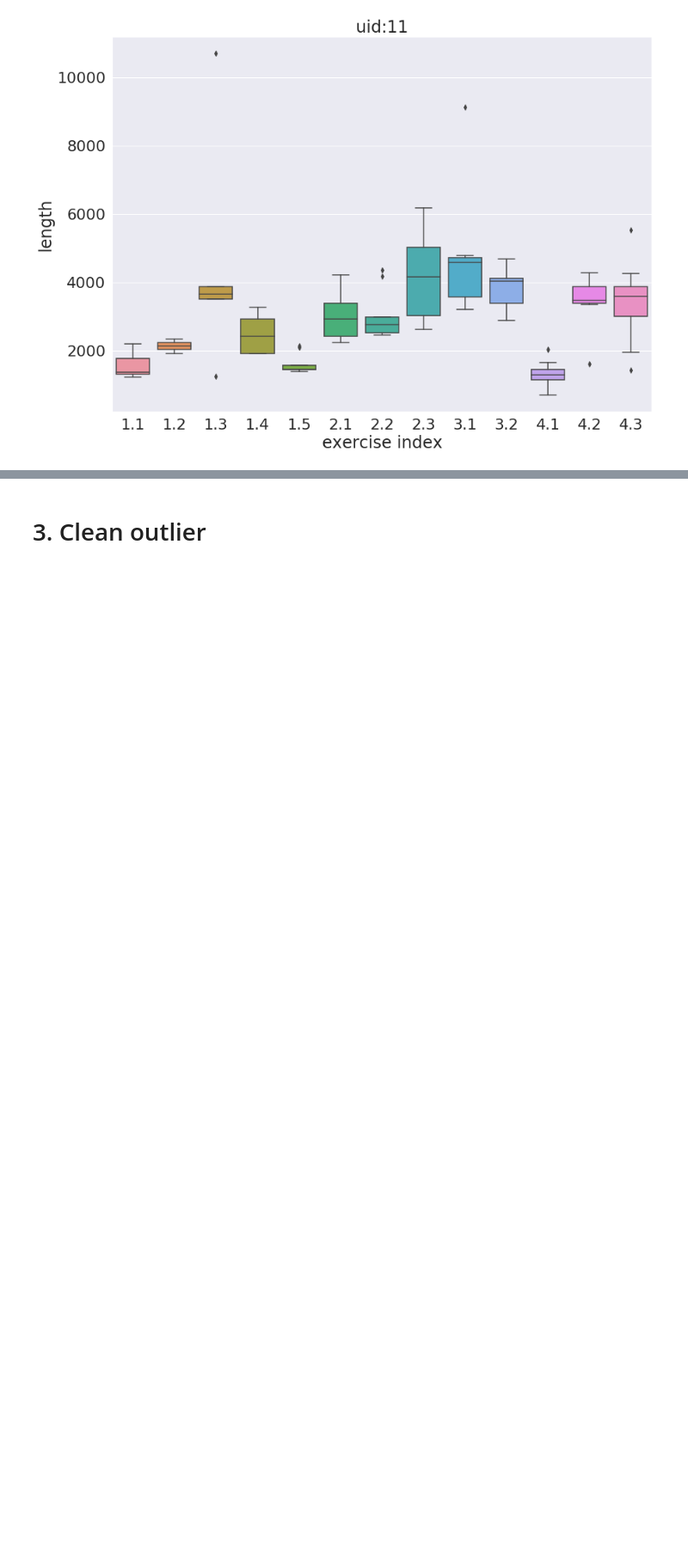
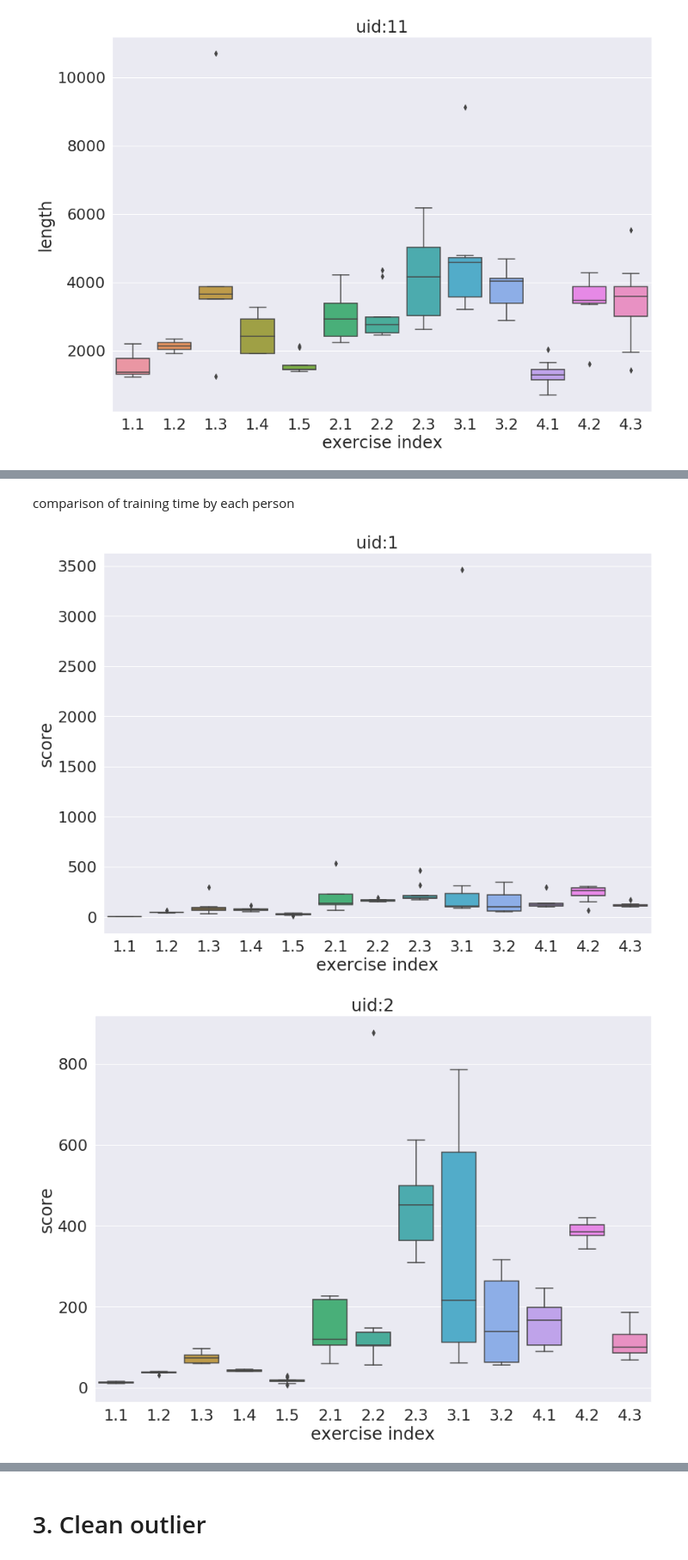
Before and after one commit to wangziling100/Heika, a Jupyter notebook: script/outlier_analysis.ipynb, the cells around one changed output, grey strips where cells are left out. Shown at 86% size. Saved outputs shown, nothing was run; the diff lists cells and outputs as text; code cells hidden in the pictures; blank space fills up the shorter version.

```diff
--- a/script/outlier_analysis.ipynb
+++ b/script/outlier_analysis.ipynb
@@ -138,0 +166,17 @@ for person in people:
+# %% [markdown]
+comparison of training time by each person
+# %%
+data = df_score1[['uid', 'exc_num', 'score']]
+people = df_score1['uid'].unique().tolist()
+for person in people:
+
+    sns.set_style('whitegrid')
+    sns.set(font_scale=2)
+    f, ax= plt.subplots(figsize = (14, 10))
+    tmp = df_score1[df_score1['uid']==person]
+    ax = sns.boxplot(x="exc_num", y="score", data=tmp)
+    ax.set_title('uid:'+str(person))
+    ax.set(xlabel='exercise index')
+# %% [output]
+[figure, added]
+[figure, added]
```
Also changed, not shown: parts of 35 cells of this notebook.
